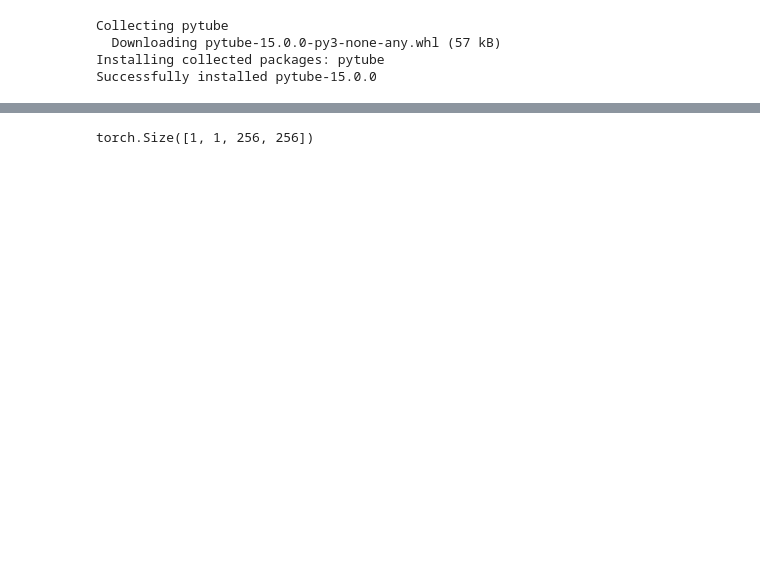
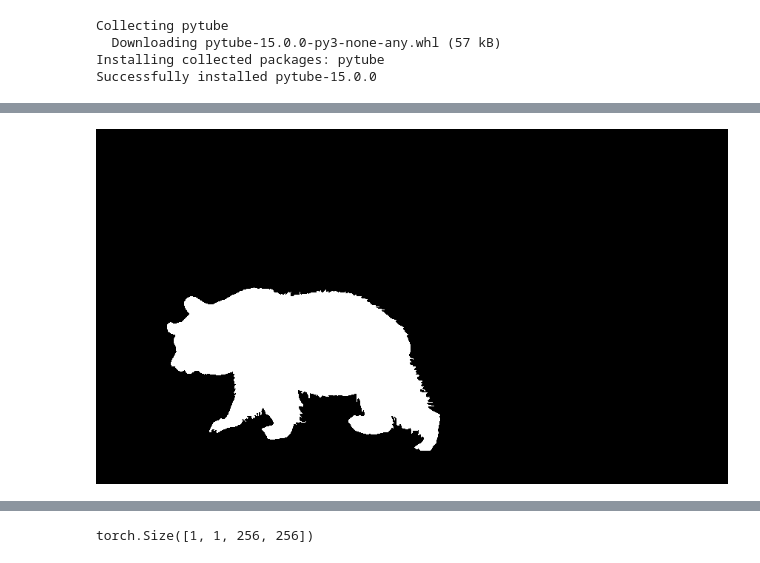
Before and after one commit to himanshu1196/game-ai-style-transfer, a Jupyter notebook: neural_style_transfer_torch.ipynb, the cells around one changed output, grey strips where cells are left out. Drawn from its saved outputs; the diff is of its cells as text; code cells hidden in the pictures; blank space fills up the shorter version.

```diff
--- a/neural_style_transfer_torch.ipynb
+++ b/neural_style_transfer_torch.ipynb
@@ -24,0 +36,6 @@ EPOCHS = 1
+# %%
+import cv2
+from google.colab.patches import cv2_imshow
+cv2_imshow((cv2.cvtColor(cv2.imread('/content/DAVIS/Annotations/480p/bear/00000.png'), cv2.COLOR_BGR2GRAY) > 1).astype(int) * 255)
+# %% [output]
+[figure, added]
```
Also changed, not shown: parts of 24 cells of this notebook, 23 other files.
